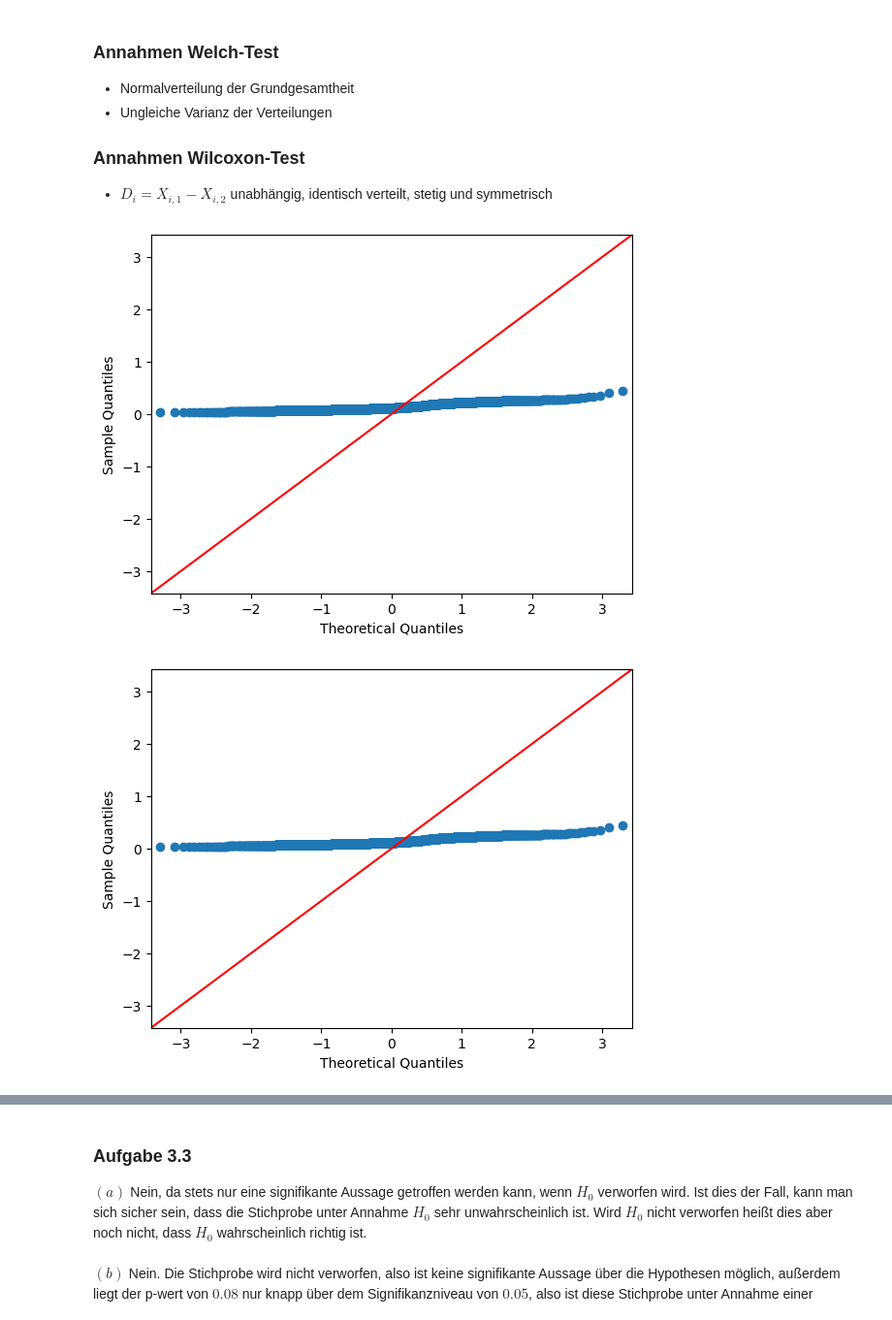
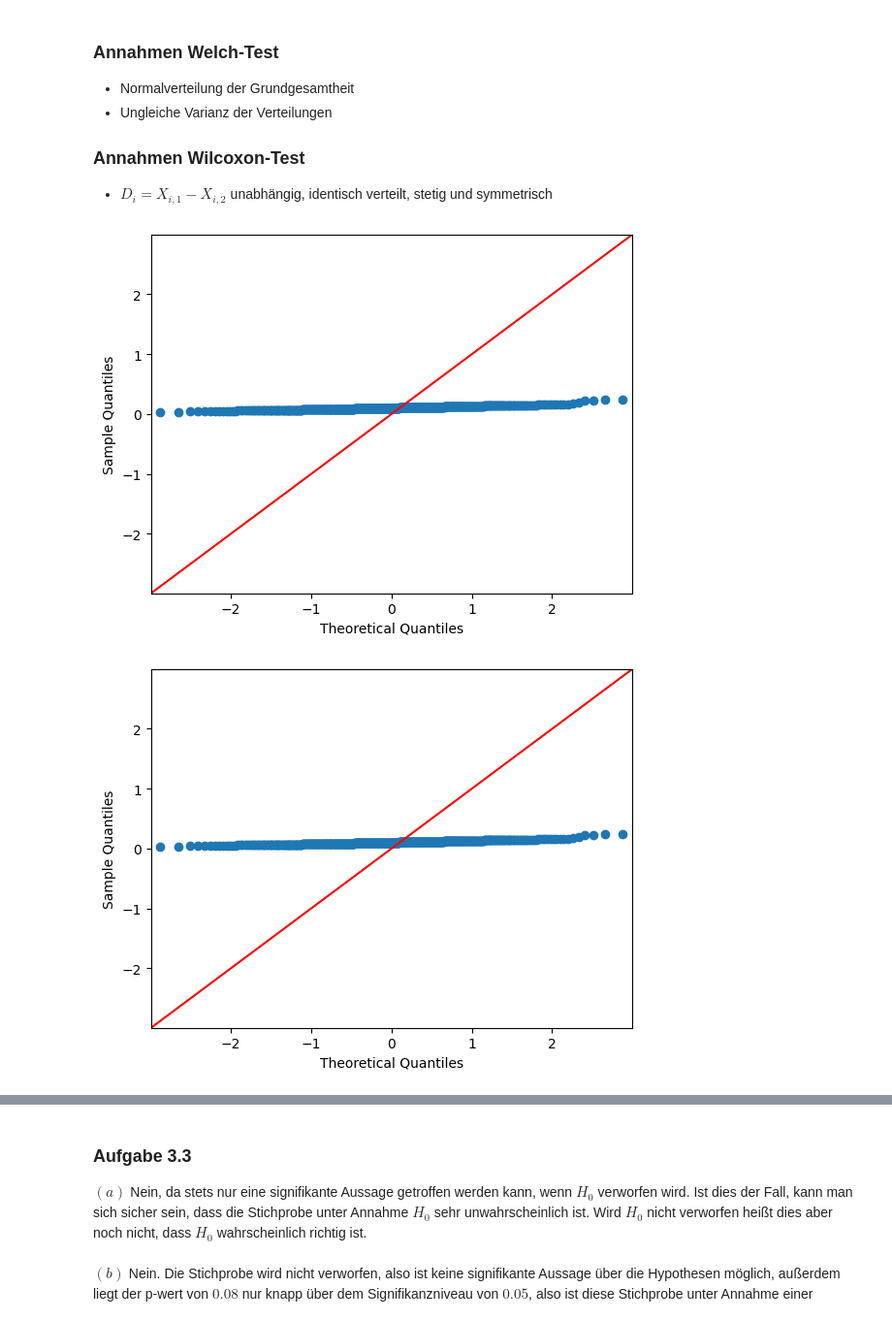
Before and after one commit to tobiaslotz/PO, a Jupyter notebook: PO_Blatt03.ipynb, the cells around one changed output, grey strips where cells are left out. Shown: that part at 97% size. Cells and saved outputs as stored; diff of their text form; code cells hidden in the pictures.

```diff
--- a/PO_Blatt03.ipynb
+++ b/PO_Blatt03.ipynb
@@ -159,7 +159,7 @@ Diese Erkenntnisse stimmen mit denen der Boxplots überein, denn die Zentren der
 ### Annahmen Wilcoxon-Test
 - $D_i = X_{i,1} - X_{i,2}$ unabhängig, identisch verteilt, stetig und symmetrisch
 # %%
-sm.qqplot(medians, line='45')
+sm.qqplot(medians[:500], line='45')
 # %% [output]
-[figure, old version]
+[figure, new version]
-[figure, old version]
+[figure, new version]
```
Also changed, not shown: parts of 15 cells of this notebook.
